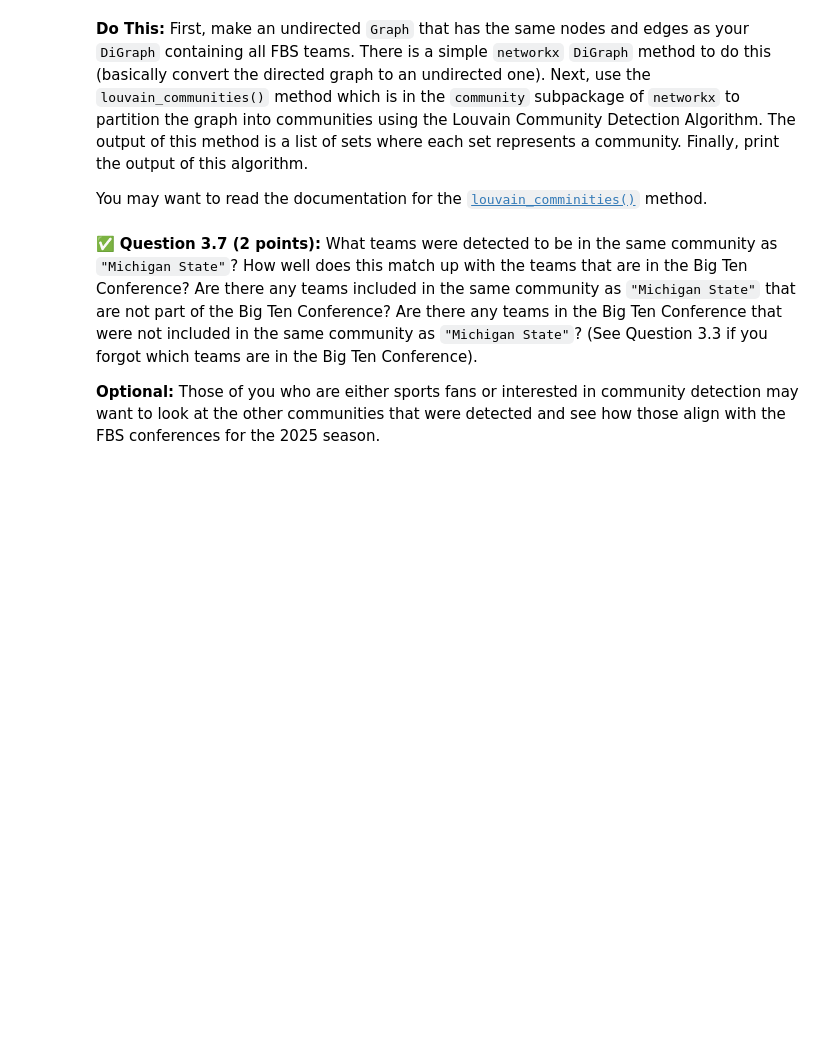
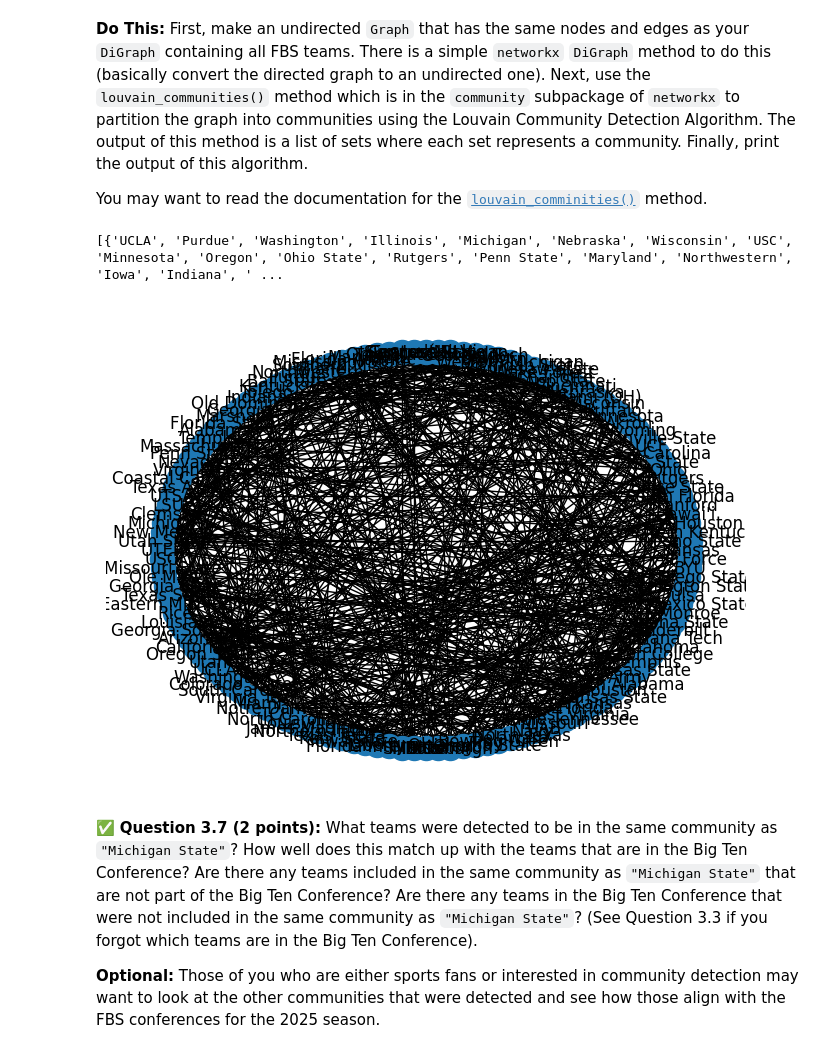
Before and after one commit to arshwasnik/cmse202-s26-turnin, a Jupyter notebook: hw-02/HW-02_ABMandGraphTheory-STUDENT.ipynb, the cells around one changed output. Cells and saved outputs as stored; diff of their text form; code cells hidden in the pictures; blank space fills up the shorter version.

```diff
--- a/hw-02/HW-02_ABMandGraphTheory-STUDENT.ipynb
+++ b/hw-02/HW-02_ABMandGraphTheory-STUDENT.ipynb
@@ -647,6 +740,21 @@ Of course, we can easily look up which teams were in which conferences during th
 You may want to read the documentation for the [`louvain_comminities()`](https://networkx.org/documentation/stable/reference/algorithms/generated/networkx.algorithms.community.louvain.louvain_communities.html) method.
 # %%
 # Put your code for Question 3.6 here:
+
+from networkx.algorithms.community import louvain_communities
+
+undirected_graph = DiGraph.to_undirected()
+
+community = louvain_communities(undirected_graph)
+
+pos = nx.circular_layout(undirected_graph)
+
+nx.draw(undirected_graph, pos, with_labels=True)
+
+print(community)
+# %% [output]
+[{'UCLA', 'Purdue', 'Washington', 'Illinois', 'Michigan', 'Nebraska', 'Wisconsin', 'USC', 'Minnesota', 'Oregon', 'Ohio State', 'Rutgers', 'Penn State', 'Maryland', 'Northwestern', 'Iowa', 'Indiana', ' ...
+[figure, added]
 # %% [markdown]
 &#9989;  **Question 3.7 (2 points):** What teams were detected to be in the same community as `"Michigan State"`? How well does this match up with the teams that are in the Big Ten Conference? Are there any teams included in the same community as `"Michigan State"` that are not part of the Big Ten Conference? Are there any teams in the Big Ten Conference that were not included in the same community as `"Michigan State"`? (See Question 3.3 if you forgot which teams are in the Big Ten Conference).
 
```
Also changed, not shown: parts of 15 cells of this notebook.
